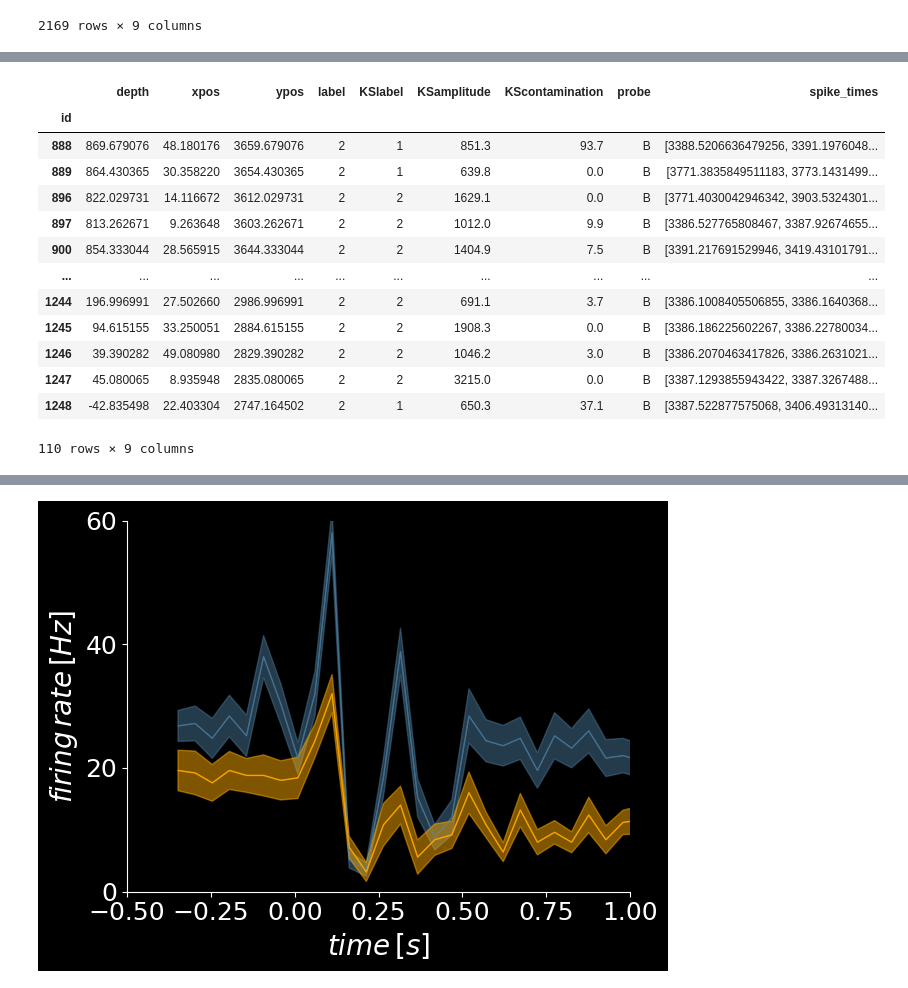
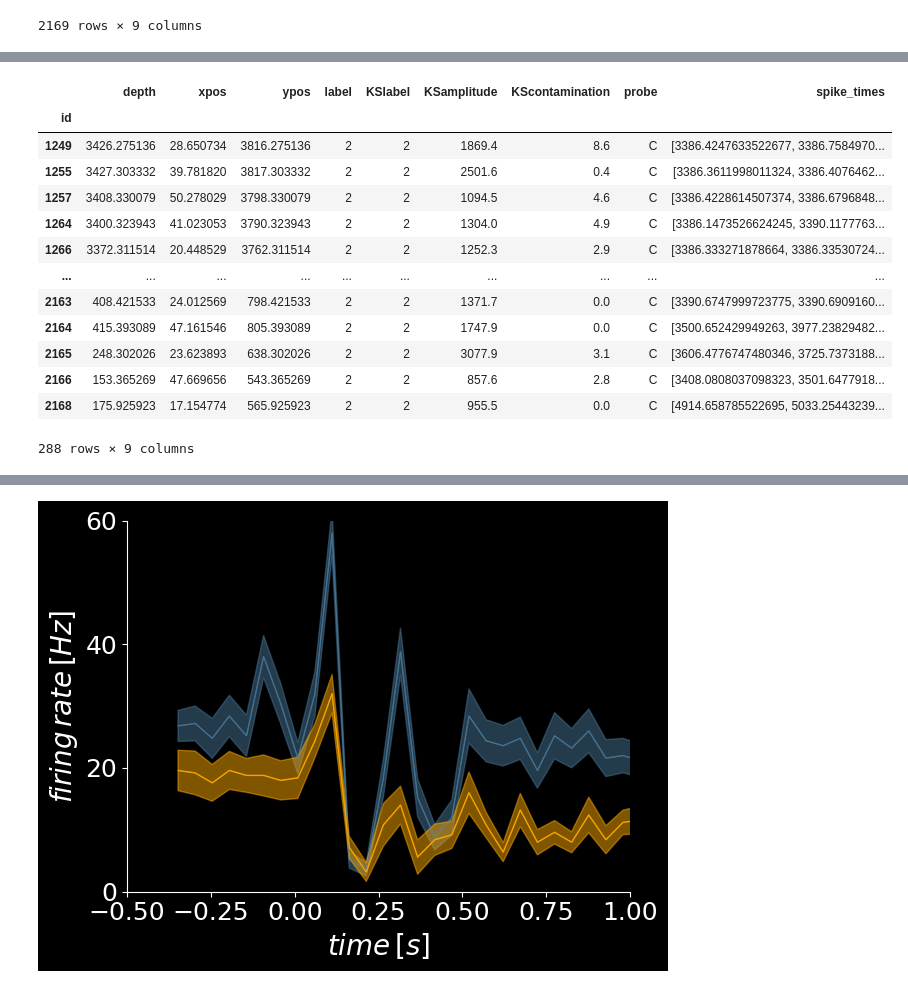
Before and after one commit to granthughes1999/nwb, a Jupyter notebook: Rotation_files/makeNWB_paBont_grant.ipynb, the cells around one changed output, grey strips where cells are left out. Drawn from its saved outputs; the diff is of its cells as text; code cells hidden in the pictures.

```diff
--- a/Rotation_files/makeNWB_paBont_grant.ipynb
+++ b/Rotation_files/makeNWB_paBont_grant.ipynb
@@ -580,17 +649,17 @@ plot one unit
 # %%
-df_units[df_units.probe=='B'][df_units.label==2] # these are the "good" labelled units
+df_units[df_units.probe=='C'][df_units.label==2] # these are the "good" labelled units
 # %% [output]
 |  | depth | xpos | ypos | label | KSlabel | KSamplitude | KScontamination | probe | spike_times |
 | id |  |  |  |  |  |  |  |  |  |
-| 888 | 869.679076 | 48.180176 | 3659.679076 | 2 | 1 | 851.3 | 93.7 | B | [3388.5206636479256, 3391.1976048... |
-| 889 | 864.430365 | 30.358220 | 3654.430365 | 2 | 1 | 639.8 | 0.0 | B | [3771.3835849511183, 3773.1431499... |
-| 896 | 822.029731 | 14.116672 | 3612.029731 | 2 | 2 | 1629.1 | 0.0 | B | [3771.4030042946342, 3903.5324301... |
-| 897 | 813.262671 | 9.263648 | 3603.262671 | 2 | 2 | 1012.0 | 9.9 | B | [3386.527765808467, 3387.92674655... |
-| 900 | 854.333044 | 28.565915 | 3644.333044 | 2 | 2 | 1404.9 | 7.5 | B | [3391.217691529946, 3419.43101791... |
+| 1249 | 3426.275136 | 28.650734 | 3816.275136 | 2 | 2 | 1869.4 | 8.6 | C | [3386.4247633522677, 3386.7584970... |
+| 1255 | 3427.303332 | 39.781820 | 3817.303332 | 2 | 2 | 2501.6 | 0.4 | C | [3386.3611998011324, 3386.4076462... |
+| 1257 | 3408.330079 | 50.278029 | 3798.330079 | 2 | 2 | 1094.5 | 4.6 | C | [3386.4228614507374, 3386.6796848... |
+| 1264 | 3400.323943 | 41.023053 | 3790.323943 | 2 | 2 | 1304.0 | 4.9 | C | [3386.1473526624245, 3390.1177763... |
+| 1266 | 3372.311514 | 20.448529 | 3762.311514 | 2 | 2 | 1252.3 | 2.9 | C | [3386.333271878664, 3386.33530724... |
 | ... | ... | ... | ... | ... | ... | ... | ... | ... | ... |
-| 1244 | 196.996991 | 27.502660 | 2986.996991 | 2 | 2 | 691.1 | 3.7 | B | [3386.1008405506855, 3386.1640368... |
-| 1245 | 94.615155 | 33.250051 | 2884.615155 | 2 | 2 | 1908.3 | 0.0 | B | [3386.186225602267, 3386.22780034... |
-| 1246 | 39.390282 | 49.080980 | 2829.390282 | 2 | 2 | 1046.2 | 3.0 | B | [3386.2070463417826, 3386.2631021... |
-| 1247 | 45.080065 | 8.935948 | 2835.080065 | 2 | 2 | 3215.0 | 0.0 | B | [3387.1293855943422, 3387.3267488... |
-| 1248 | -42.835498 | 22.403304 | 2747.164502 | 2 | 1 | 650.3 | 37.1 | B | [3387.522877575068, 3406.49313140... |
+| 2163 | 408.421533 | 24.012569 | 798.421533 | 2 | 2 | 1371.7 | 0.0 | C | [3390.6747999723775, 3390.6909160... |
+| 2164 | 415.393089 | 47.161546 | 805.393089 | 2 | 2 | 1747.9 | 0.0 | C | [3500.652429949263, 3977.23829482... |
+| 2165 | 248.302026 | 23.623893 | 638.302026 | 2 | 2 | 3077.9 | 3.1 | C | [3606.4776747480346, 3725.7373188... |
+| 2166 | 153.365269 | 47.669656 | 543.365269 | 2 | 2 | 857.6 | 2.8 | C | [3408.0808037098323, 3501.6477918... |
+| 2168 | 175.925923 | 17.154774 | 565.925923 | 2 | 2 | 955.5 | 0.0 | C | [4914.658785522695, 5033.25443239... |
-110 rows × 9 columns
+288 rows × 9 columns
```
Also changed, not shown: parts of 11 cells of this notebook, 5 other files.
